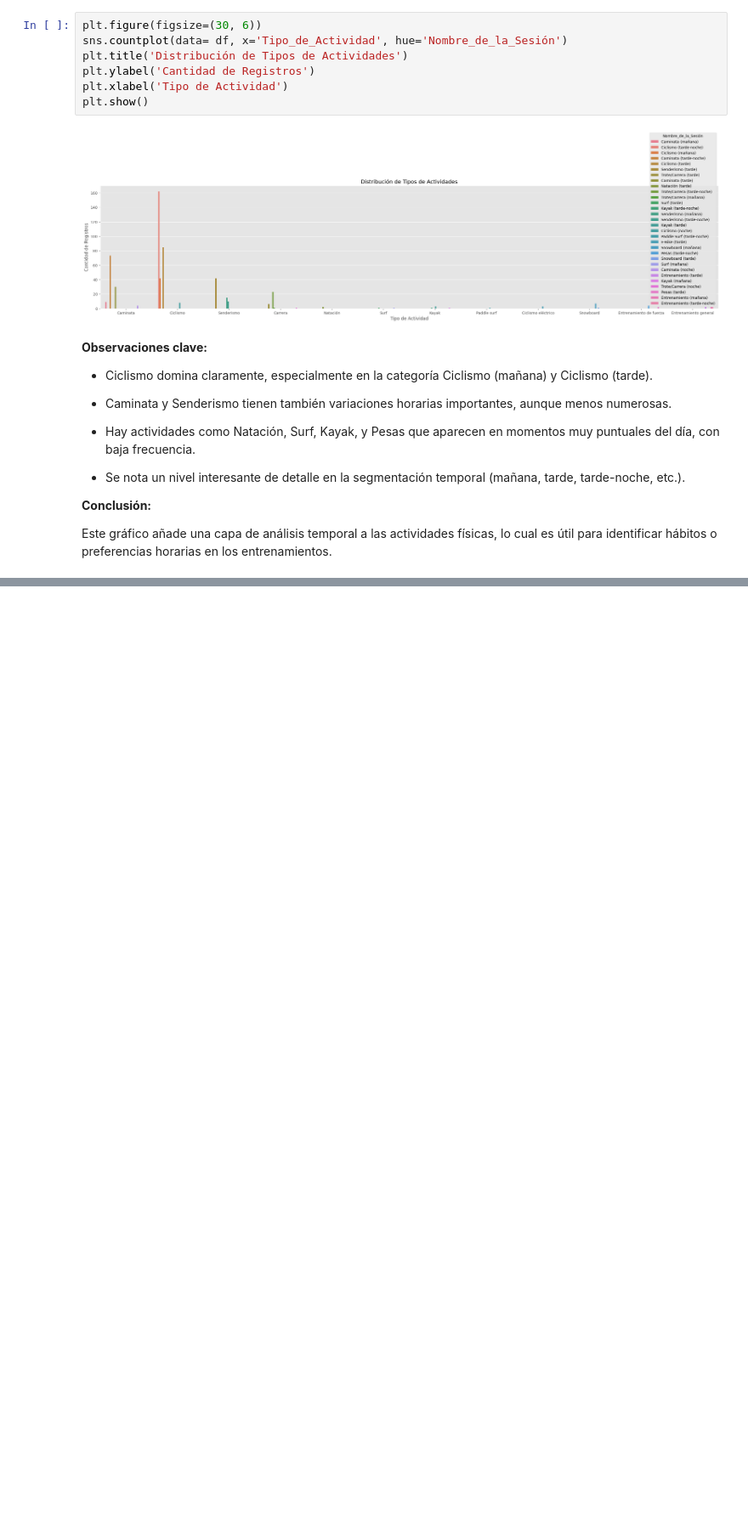
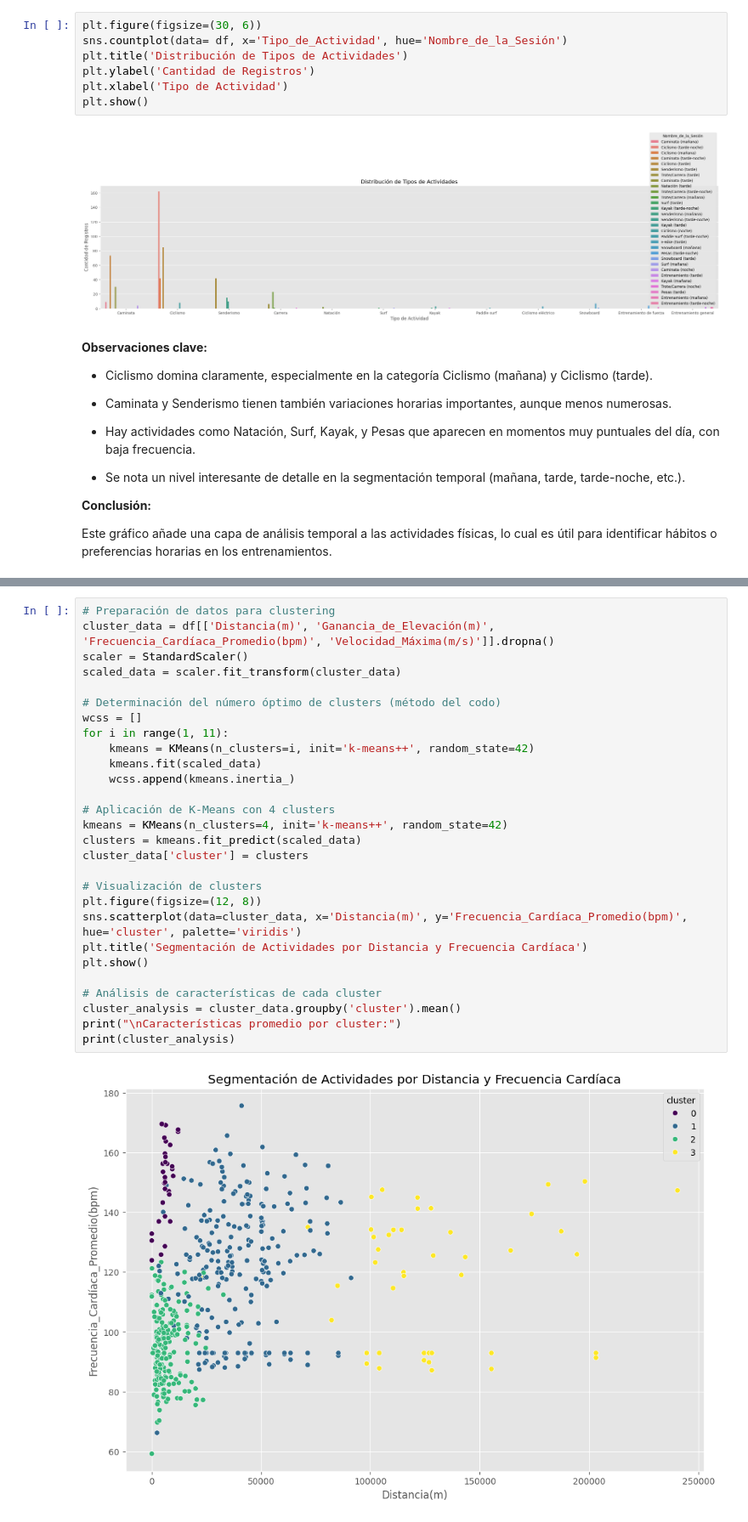
Before and after one commit to Gylla/Proyecto-Integrador, a Jupyter notebook: Proyecto_Strava.ipynb, the cells around one changed output, grey strips where cells are left out. Shown at 85% size. Saved outputs shown, nothing was run; the diff lists cells and outputs as text; blank space fills up the shorter version.

```diff
--- a/Proyecto_Strava.ipynb
+++ b/Proyecto_Strava.ipynb
@@ -445,0 +519,30 @@ Este gráfico añade una capa de análisis temporal a las actividades físicas,
+# %%
+# Preparación de datos para clustering
+cluster_data = df[['Distancia(m)', 'Ganancia_de_Elevación(m)', 'Frecuencia_Cardíaca_Promedio(bpm)', 'Velocidad_Máxima(m/s)']].dropna()
+scaler = StandardScaler()
+scaled_data = scaler.fit_transform(cluster_data)
+
+# Determinación del número óptimo de clusters (método del codo)
+wcss = []
+for i in range(1, 11):
+    kmeans = KMeans(n_clusters=i, init='k-means++', random_state=42)
+    kmeans.fit(scaled_data)
+    wcss.append(kmeans.inertia_)
+
+# Aplicación de K-Means con 4 clusters
+kmeans = KMeans(n_clusters=4, init='k-means++', random_state=42)
+clusters = kmeans.fit_predict(scaled_data)
+cluster_data['cluster'] = clusters
+
+# Visualización de clusters
+plt.figure(figsize=(12, 8))
+sns.scatterplot(data=cluster_data, x='Distancia(m)', y='Frecuencia_Cardíaca_Promedio(bpm)', hue='cluster', palette='viridis')
+plt.title('Segmentación de Actividades por Distancia y Frecuencia Cardíaca')
+plt.show()
+
+# Análisis de características de cada cluster
+cluster_analysis = cluster_data.groupby('cluster').mean()
+print("\nCaracterísticas promedio por cluster:")
+print(cluster_analysis)
+# %% [output]
+[figure, added]
```
Also changed, not shown: parts of 16 cells of this notebook.
